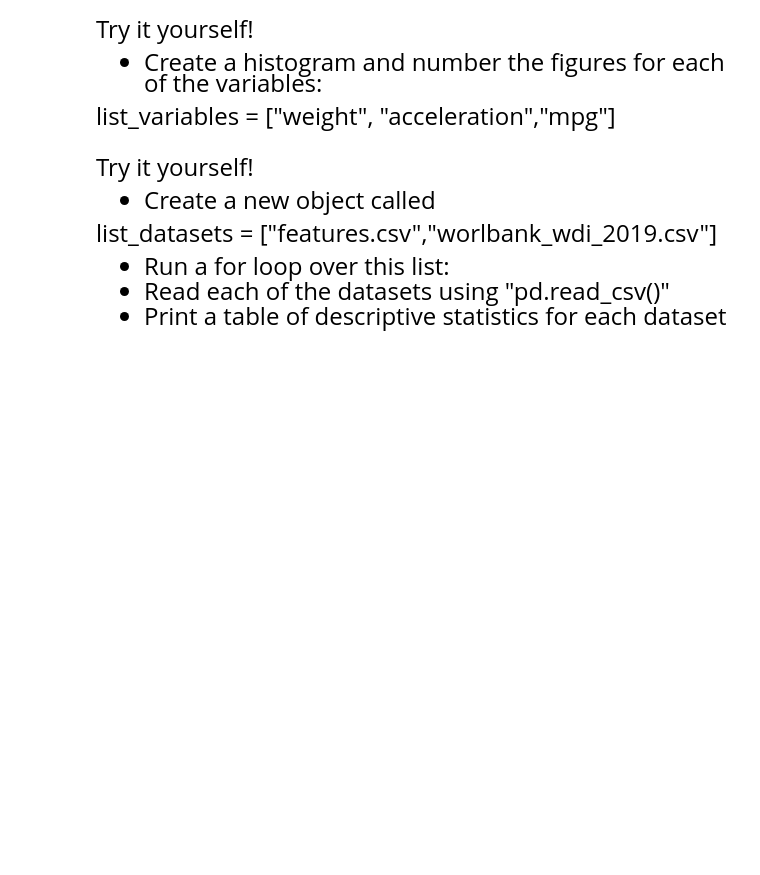
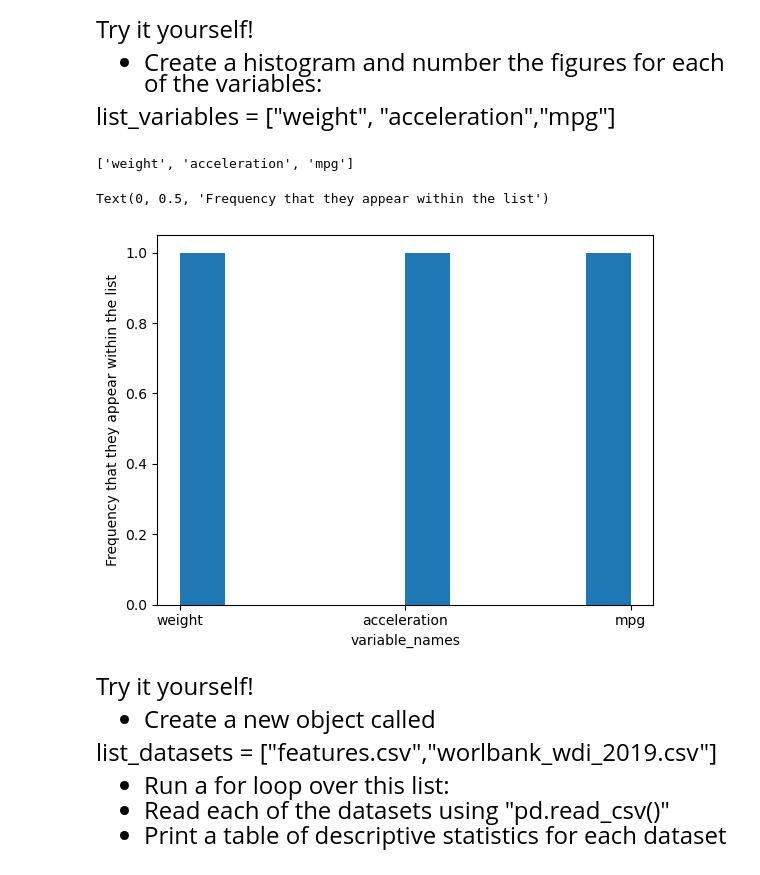
Before and after one commit to Math412isgreat/qtm151spring2025, a Jupyter notebook: lecture_05/lecture_5.ipynb, the cells around one changed output. Cells and saved outputs as stored; diff of their text form; code cells hidden in the pictures; blank space fills up the shorter version.

```diff
--- a/lecture_05/lecture_5.ipynb
+++ b/lecture_05/lecture_5.ipynb
@@ -519,3 +554,15 @@ list_variables = ["weight", "acceleration","mpg"]
+# %%
+# Write down your own code:
+list_variables = ["weight", "acceleration","mpg"]
+print(list_variables)
+
+plt.hist(list_variables)
+plt.xlabel('variable_names')
+plt.ylabel('Frequency that they appear within the list')
+# %% [output]
+['weight', 'acceleration', 'mpg']
+Text(0, 0.5, 'Frequency that they appear within the list')
+[figure, added]
 # %% [markdown]
 <font size = "5">
 
```
Also changed, not shown: parts of 9 cells of this notebook, 10 other files.
